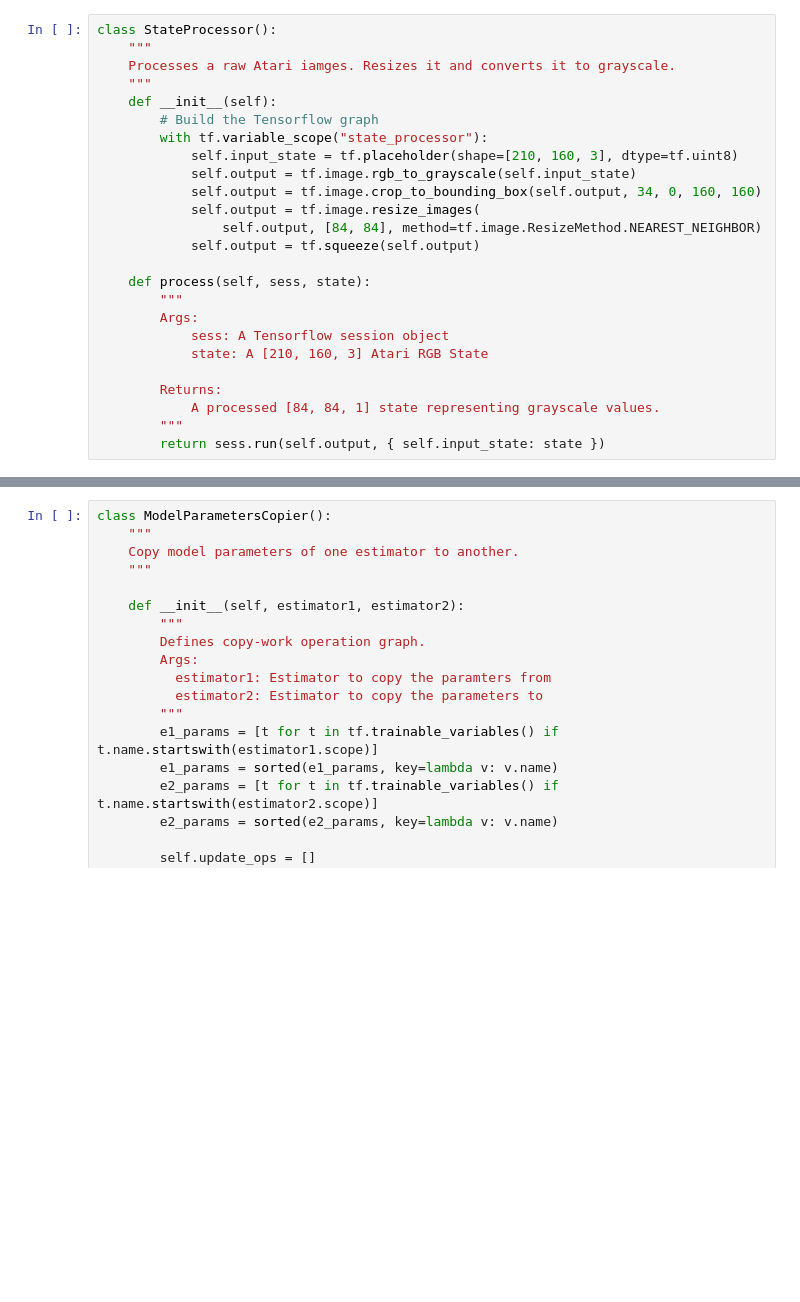
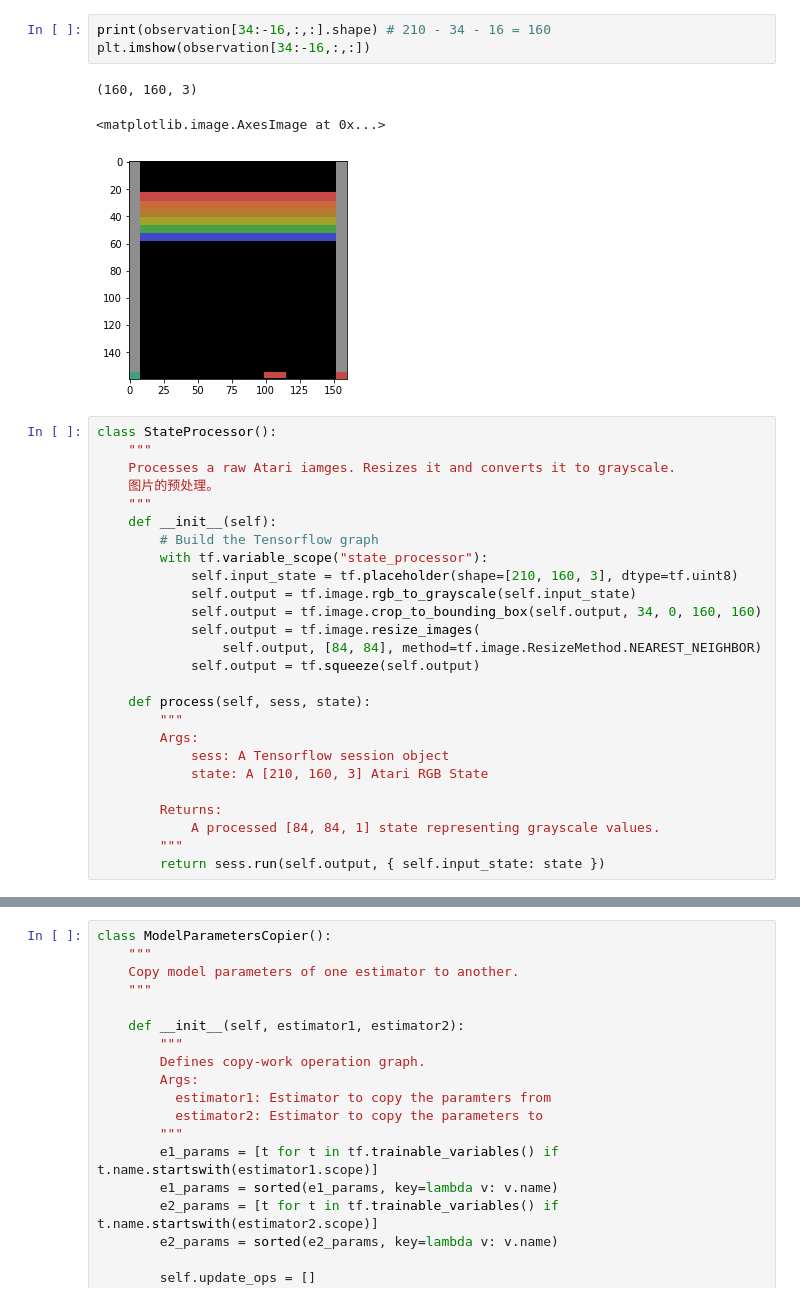
Before and after one commit to applenob/rl_learn, a Jupyter notebook: 6_atari.ipynb, the cells around one changed output, grey strips where cells are left out. Drawn from its saved outputs; the diff is of its cells as text; blank space fills up the shorter version.

```diff
--- a/6_atari.ipynb
+++ b/6_atari.ipynb
@@ -47,7 +77,15 @@ VALID_ACTIONS = [0, 1, 2, 3]
+# %%
+print(observation[34:-16,:,:].shape) # 210 - 34 - 16 = 160
+plt.imshow(observation[34:-16,:,:])
+# %% [output]
+(160, 160, 3)
+<matplotlib.image.AxesImage at 0x...>
+[figure, added]
 # %%
 class StateProcessor():
     """
     Processes a raw Atari iamges. Resizes it and converts it to grayscale.
+    图片的预处理。
     """
     def __init__(self):
         # Build the Tensorflow graph
```
Also changed, not shown: parts of 13 cells of this notebook, 4 other files.
